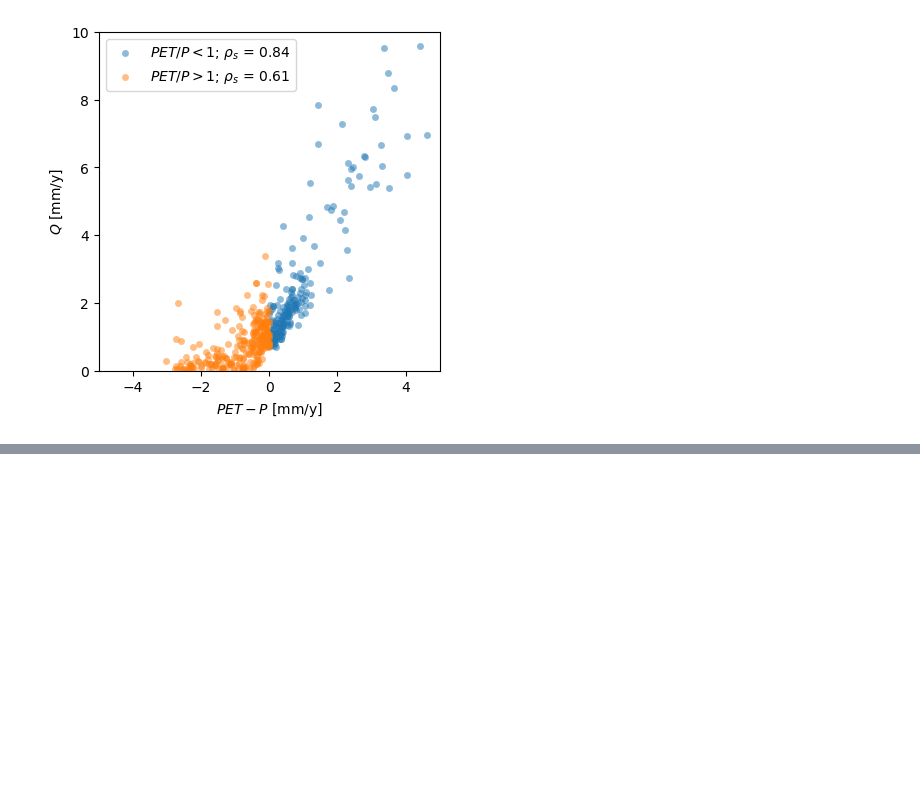
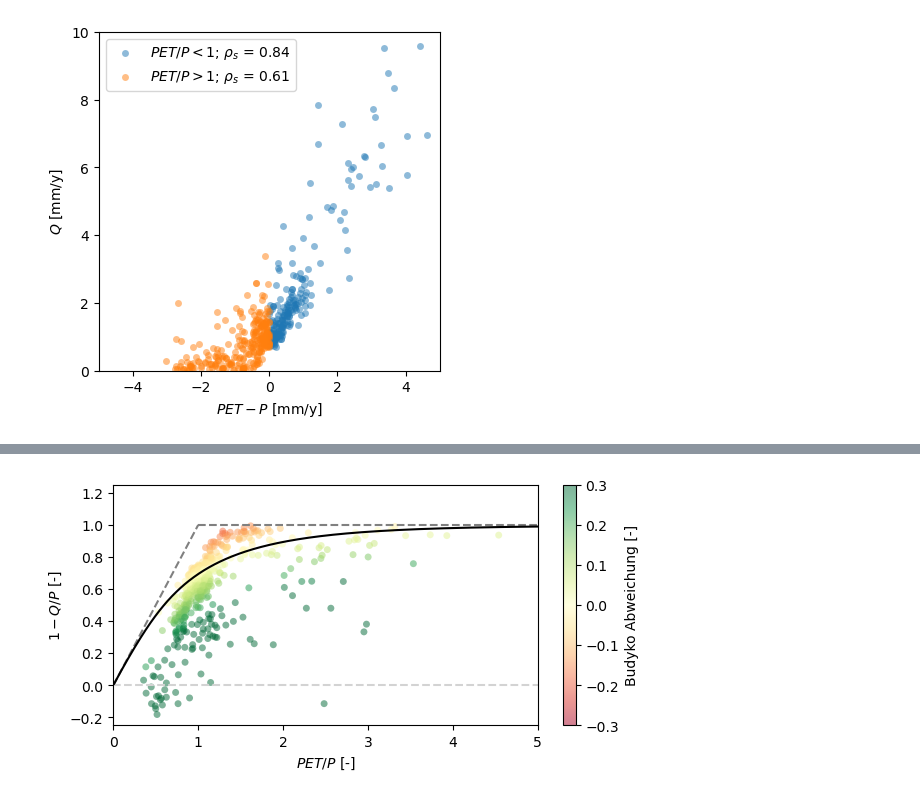
Before and after one commit to SebastianGnann/Budyko_Lehre, a Jupyter notebook: Budyko.ipynb, the cells around one changed output, grey strips where cells are left out. Saved outputs shown, nothing was run; the diff lists cells and outputs as text; code cells hidden in the pictures; blank space fills up the shorter version.

```diff
--- a/Budyko.ipynb
+++ b/Budyko.ipynb
@@ -126,2 +174,34 @@ widgets.interact(f, x=['area', 'seasonality', 'frac_snow', 'slp_dg_sav', 'gwt_cm
+# %%
+def plot_Budyko_anomaly(*args):
+
+    #todo: add dict for z name and unit
+    fig = plt.figure(figsize=(6, 3), constrained_layout=True)
+    axes = plt.axes()
+    x_name = "aridity_netrad"
+    y_name = "runoff_ratio"
+    z_name = "Budyko_anomaly"
+    im = axes.scatter(df[x_name], 1-df[y_name], s=25, c=df[z_name], alpha=0.5, lw=0, cmap='RdYlGn')
+    axes.set_xlabel("$PET/P$ [-]")
+    axes.set_ylabel("$1 - Q/P$ [-]")
+    axes.set_xlim([0, 5])
+    axes.set_ylim([-0.25, 1.25])
+    helper_fcts.plot_Budyko_limits(df[x_name], df[y_name])
+    #axes.set_xscale('log')
+    cbar = fig.colorbar(im, ax=axes)
+    cbar.set_label("Budyko Abweichung [-]")
+    cbar.mappable.set_clim(vmin=-0.3,vmax=0.3)
+
+    # plot Budyko curve
+    helper_fcts.plot_Budyko_curve(np.linspace(0.01,10,1000))
+
+# calculate anomalies
+df["evaporative_fraction"] = helper_fcts.Budyko_curve(df["aridity_netrad"])
+df["Budyko_anomaly"] = df["evaporative_fraction"] - (1 - df["runoff_ratio"])
+
+plot_Budyko_anomaly()
+
+%matplotlib inline
+# %% [output]
+[figure, added]
 # %% [markdown]
 ## Abweichungen von der Budyko Kurve
```
Also changed, not shown: parts of 12 cells of this notebook, 2 other files.
